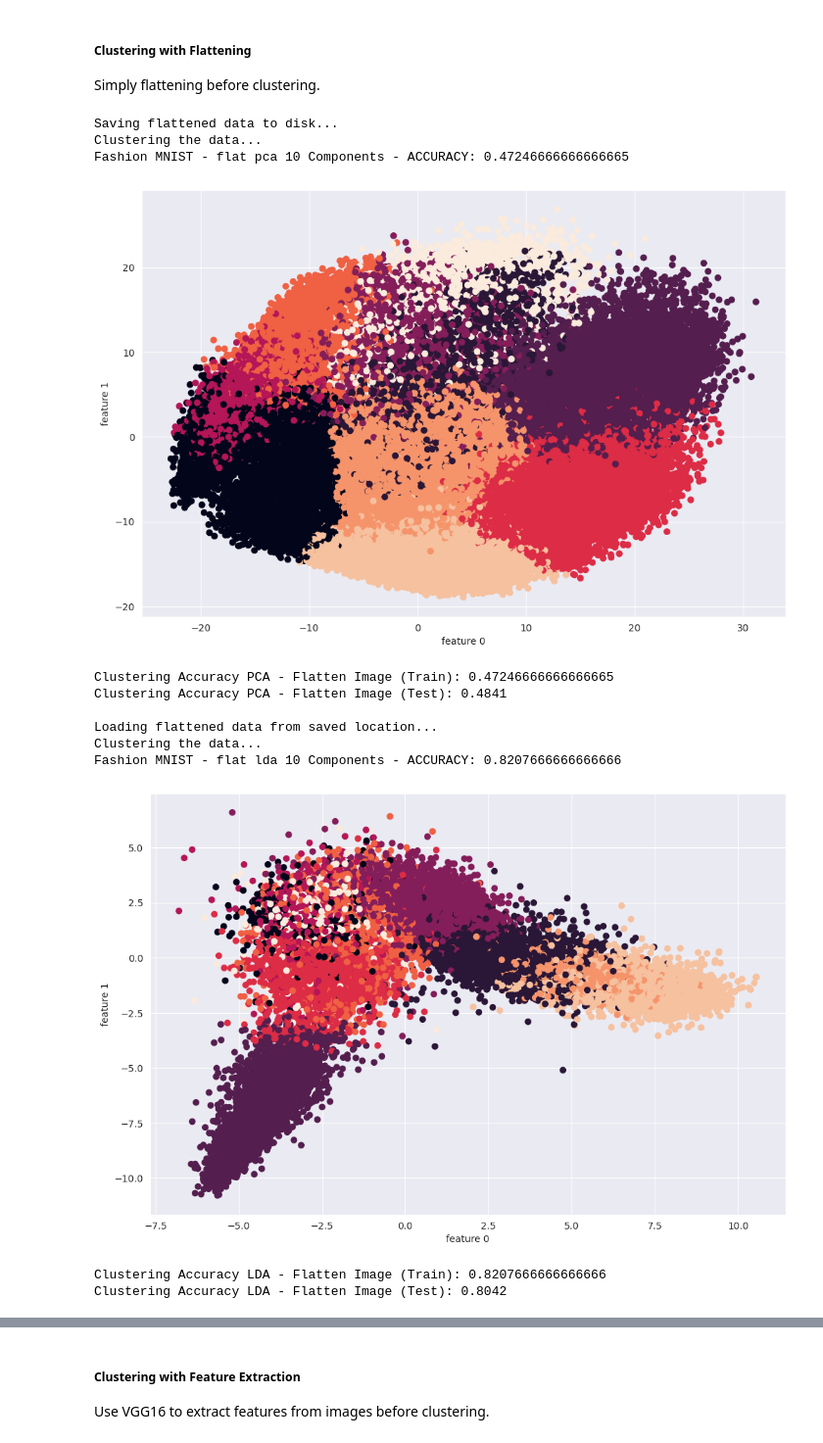
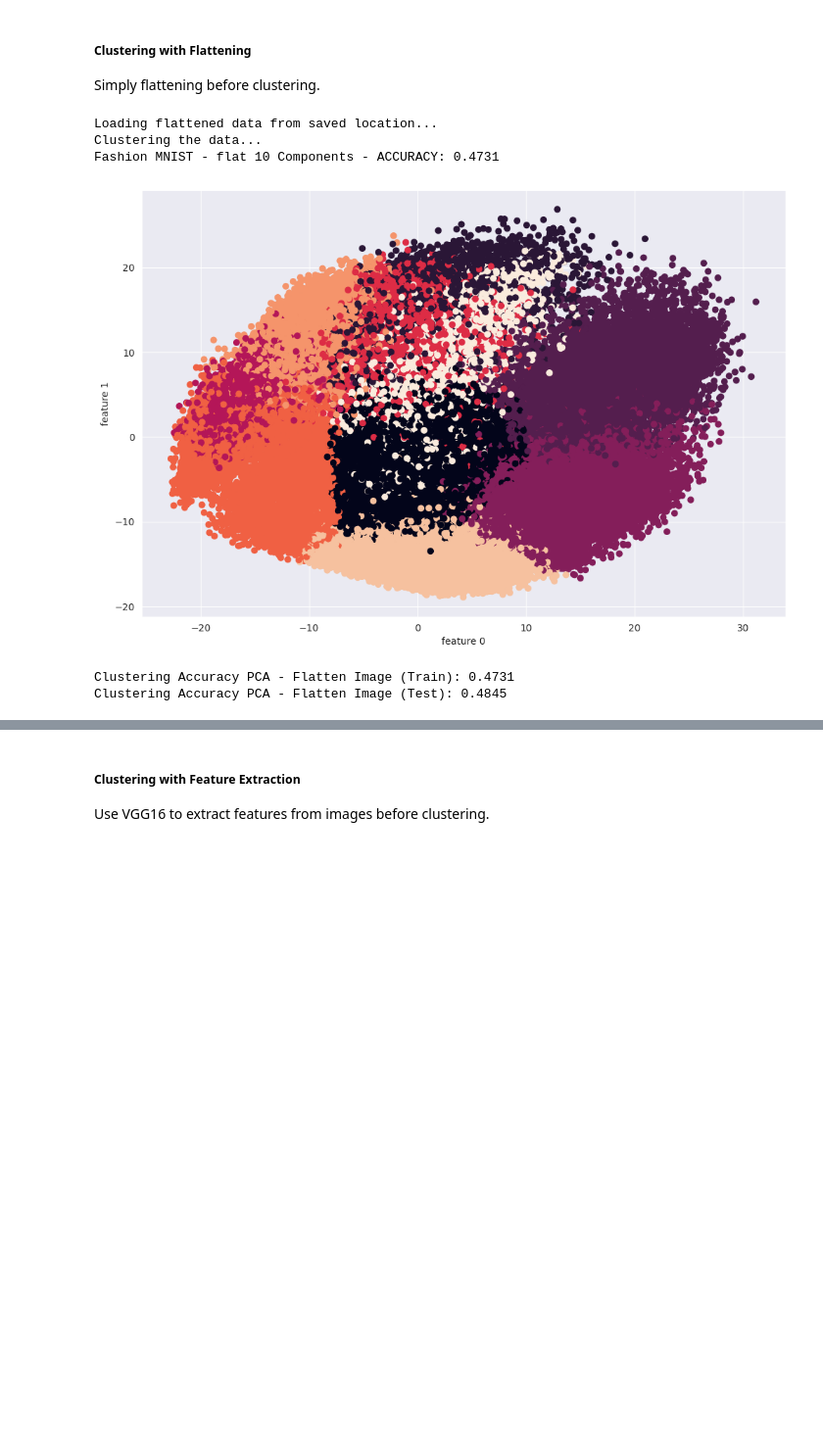
Before and after one commit to AkashRamakrishnan/DLProject, a Jupyter notebook: cnn_network.ipynb, the cells around one changed output, grey strips where cells are left out. Shown at 98% size. Cells and saved outputs as stored; diff of their text form; code cells hidden in the pictures; blank space fills up the shorter version.

```diff
--- a/cnn_network.ipynb
+++ b/cnn_network.ipynb
@@ -271,24 +282,13 @@ Using Auto Encoders to cluster the poisoned data and find the labels/accuracy im
 ##### Clustering with Flattening
 Simply flattening before clustering.
 # %%
-cae_flat_pca, train_flat_benchmark_pca, test_flat_benchmark_pca = train_cluster(clean_full_trainloader, clean_full_trainloader, testloader, "flat", "pca", device, FEATURES_PATH, 10)
-print(f"Clustering Accuracy PCA - Flatten Image (Train): {train_flat_benchmark_pca[1]['clustering_accuracy']}")
-print(f"Clustering Accuracy PCA - Flatten Image (Test): {test_flat_benchmark_pca[1]['clustering_accuracy']}")
-print()
-cae_flat_lda, train_flat_benchmark_lda, test_flat_benchmark_lda = train_cluster(clean_full_trainloader, clean_full_trainloader, testloader, "flat", "lda", device, FEATURES_PATH, 10)
-print(f"Clustering Accuracy LDA - Flatten Image (Train): {train_flat_benchmark_lda[1]['clustering_accuracy']}")
-print(f"Clustering Accuracy LDA - Flatten Image (Test): {test_flat_benchmark_lda[1]['clustering_accuracy']}")
+cae_flat, train_flat_benchmark, test_flat_benchmark, encoded_flat_test, lbls_flat_test = train_cluster(clean_full_trainloader, clean_full_trainloader, testloader, "flat", device, FEATURES_PATH, 10)
+print(f"Clustering Accuracy PCA - Flatten Image (Train): {train_flat_benchmark[1]['clustering_accuracy']}")
+print(f"Clustering Accuracy PCA - Flatten Image (Test): {test_flat_benchmark[1]['clustering_accuracy']}")
 # %% [output]
-Saving flattened data to disk...
+Loading flattened data from saved location...
 Clustering the data...
-Fashion MNIST - flat pca 10 Components - ACCURACY: 0.47246666666666665
+Fashion MNIST - flat 10 Components - ACCURACY: 0.4731
-[figure, old version]
+[figure, new version]
-Clustering Accuracy PCA - Flatten Image (Train): 0.47246666666666665
-Clustering Accuracy PCA - Flatten Image (Test): 0.4841
-
-Loading flattened data from saved location...
-Clustering the data...
-Fashion MNIST - flat lda 10 Components - ACCURACY: 0.8207666666666666
+Clustering Accuracy PCA - Flatten Image (Train): 0.4731
+Clustering Accuracy PCA - Flatten Image (Test): 0.4845
-[figure, removed]
-Clustering Accuracy LDA - Flatten Image (Train): 0.8207666666666666
-Clustering Accuracy LDA - Flatten Image (Test): 0.8042
```
Also changed, not shown: parts of 11 cells of this notebook, 3 other files.
